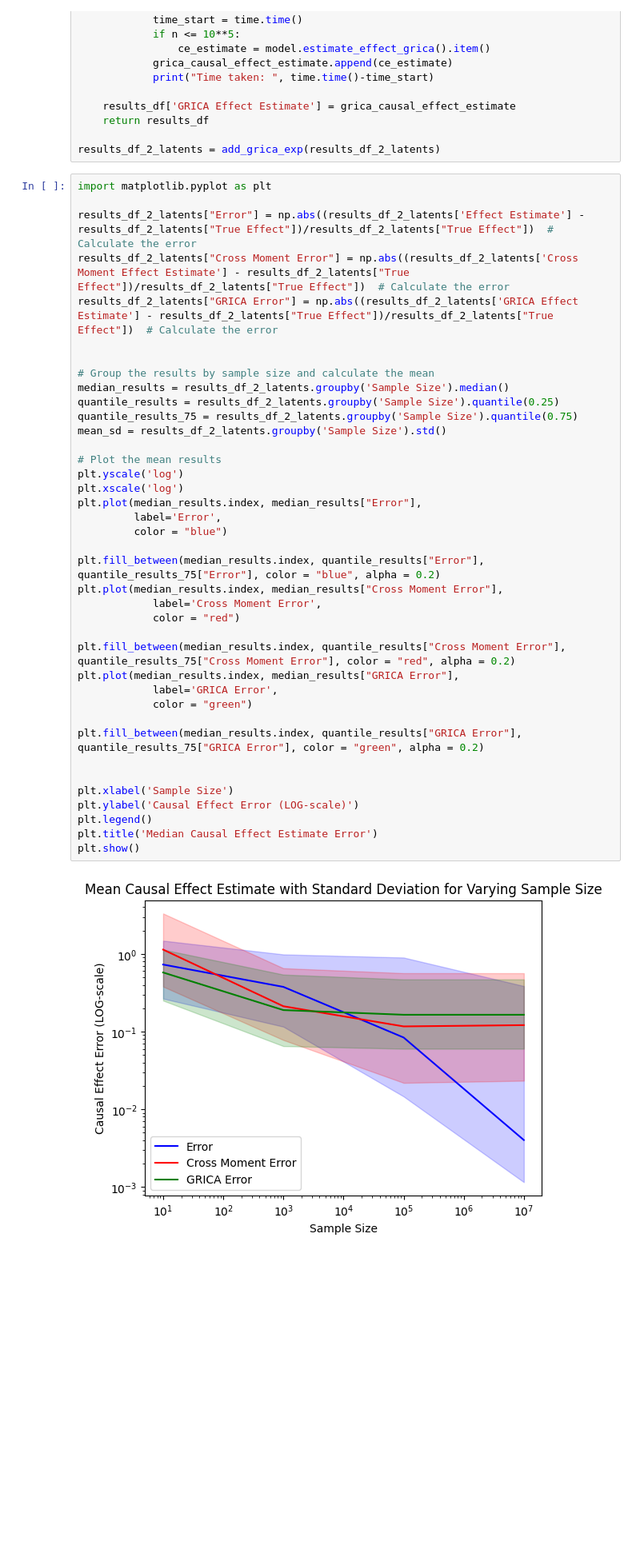
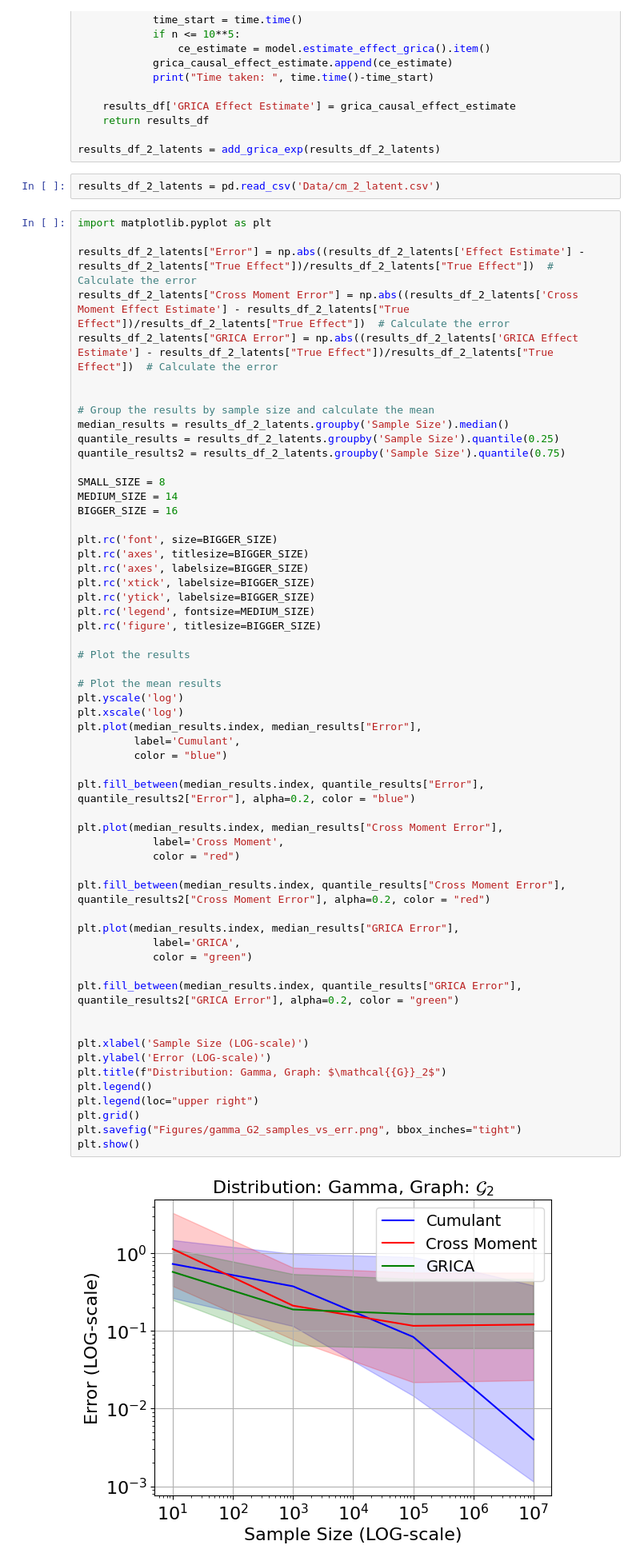
Before and after one commit to danieletramontano/CEId-from-Moments, a Jupyter notebook: cm_simulations.ipynb, the cells around one changed output. Shown at 80% size. Drawn from its saved outputs; the diff is of its cells as text; blank space fills up the shorter version.

Commit message:
- updated figures

```diff
--- a/cm_simulations.ipynb
+++ b/cm_simulations.ipynb
@@ -246,46 +265,66 @@ def add_grica_exp(results_df):
     return results_df
 
 results_df_2_latents = add_grica_exp(results_df_2_latents)
+# %%
+results_df_2_latents = pd.read_csv('Data/cm_2_latent.csv')
 # %%
 import matplotlib.pyplot as plt
 
 results_df_2_latents["Error"] = np.abs((results_df_2_latents['Effect Estimate'] - results_df_2_latents["True Effect"])/results_df_2_latents["True Effect"])  # Calculate the error
 results_df_2_latents["Cross Moment Error"] = np.abs((results_df_2_latents['Cross Moment Effect Estimate'] - results_df_2_latents["True Effect"])/results_df_2_latents["True Effect"])  # Calculate the error
 results_df_2_latents["GRICA Error"] = np.abs((results_df_2_latents['GRICA Effect Estimate'] - results_df_2_latents["True Effect"])/results_df_2_latents["True Effect"])  # Calculate the error
 
 
 # Group the results by sample size and calculate the mean
 median_results = results_df_2_latents.groupby('Sample Size').median()
 quantile_results = results_df_2_latents.groupby('Sample Size').quantile(0.25)
-quantile_results_75 = results_df_2_latents.groupby('Sample Size').quantile(0.75)
-mean_sd = results_df_2_latents.groupby('Sample Size').std()
+quantile_results2 = results_df_2_latents.groupby('Sample Size').quantile(0.75)
+
+SMALL_SIZE = 8
+MEDIUM_SIZE = 14
+BIGGER_SIZE = 16
+
+plt.rc('font', size=BIGGER_SIZE)
+plt.rc('axes', titlesize=BIGGER_SIZE)
+plt.rc('axes', labelsize=BIGGER_SIZE)
+plt.rc('xtick', labelsize=BIGGER_SIZE)
+plt.rc('ytick', labelsize=BIGGER_SIZE)
+plt.rc('legend', fontsize=MEDIUM_SIZE)
+plt.rc('figure', titlesize=BIGGER_SIZE)
+
+# Plot the results
 
 # Plot the mean results
 plt.yscale('log')
 plt.xscale('log')
 plt.plot(median_results.index, median_results["Error"],
-         label='Error',
+         label='Cumulant',
          color = "blue")
 
-plt.fill_between(median_results.index, quantile_results["Error"], quantile_results_75["Error"], color = "blue", alpha = 0.2)
+plt.fill_between(median_results.index, quantile_results["Error"], quantile_results2["Error"], alpha=0.2, color = "blue")
+
 plt.plot(median_results.index, median_results["Cross Moment Error"],
-            label='Cross Moment Error',
+            label='Cross Moment',
             color = "red")
 
-plt.fill_between(median_results.index, quantile_results["Cross Moment Error"], quantile_results_75["Cross Moment Error"], color = "red", alpha = 0.2)
+plt.fill_between(median_results.index, quantile_results["Cross Moment Error"], quantile_results2["Cross Moment Error"], alpha=0.2, color = "red")
+
 plt.plot(median_results.index, median_results["GRICA Error"],
-            label='GRICA Error',
+            label='GRICA',
             color = "green")
 
-plt.fill_between(median_results.index, quantile_results["GRICA Error"], quantile_results_75["GRICA Error"], color = "green", alpha = 0.2)
+plt.fill_between(median_results.index, quantile_results["GRICA Error"], quantile_results2["GRICA Error"], alpha=0.2, color = "green")
 
 
-plt.xlabel('Sample Size')
-plt.ylabel('Causal Effect Error (LOG-scale)')
+plt.xlabel('Sample Size (LOG-scale)')
+plt.ylabel('Error (LOG-scale)')
+plt.title(f"Distribution: Gamma, Graph: $\mathcal{{G}}_2$")
 plt.legend()
-plt.title('Median Causal Effect Estimate Error')
+plt.legend(loc="upper right")
+plt.grid()
+plt.savefig("Figures/gamma_G2_samples_vs_err.png", bbox_inches="tight")
 plt.show()
 # %% [output]
-[figure, old version]
+[figure, new version]
 # %%
 results_df_2_latents.to_csv('Data/cm_2_latent.csv', index=False)
```
Also changed, not shown: parts of 3 cells of this notebook, 6 other files.
